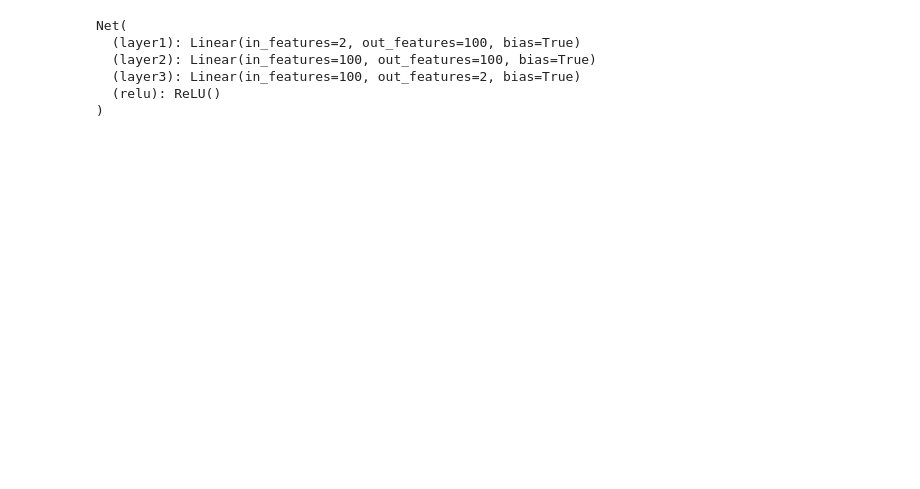
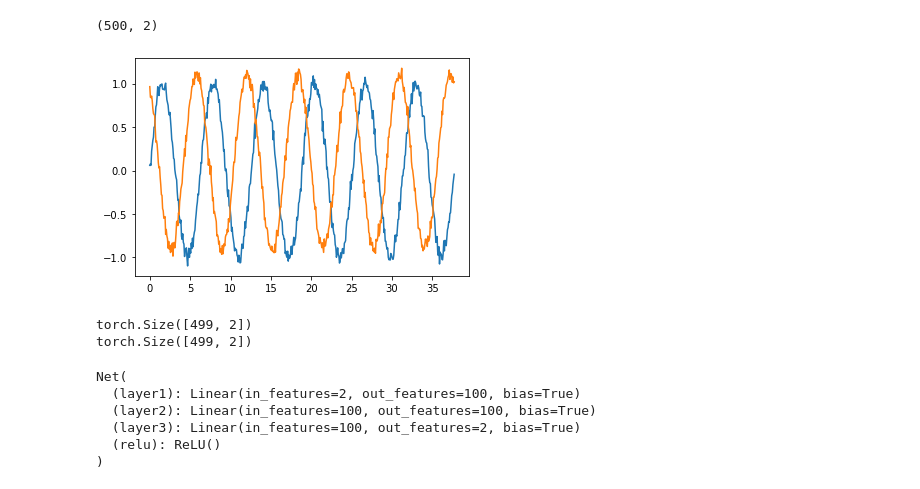
Before and after one commit to KatieJ16/WAMM_2023, a Jupyter notebook: Basic_NN_timeseries.ipynb, the cells around one changed output. Cells and saved outputs as stored; diff of their text form; code cells hidden in the pictures; blank space fills up the shorter version.

```diff
--- a/Basic_NN_timeseries.ipynb
+++ b/Basic_NN_timeseries.ipynb
@@ -106 +11,39 @@ np.save("outputs_harder.npy", outputs)
+# %%
+#make the data
+t = np.linspace(0, 12*np.pi, 500)
+x = np.array([np.sin(t), np.cos(t+0.5) + 0.1]).T
+x = x + np.random.normal(0,0.05, x.shape) #add noise
+print(x.shape)
+
+plt.plot(t ,x[:,0]) #plot so we can see what it looks like
+plt.plot(t, x[:,1])
+
+plt.show()
+
+#make data into inputs and outputs and put into torch tensors (which are a lot like np arrasys, but the way pytorch likes them)
+# inputs = x[:499]
+# outputs = x[1:]
+# inputs = torch.from_numpy(inputs).float()
+# outputs = torch.from_numpy(outputs).float()
+# print(inputs.shape)
+# print(outputs.shape)
+# np.save("inputs_with_noise.npy", inputs)
+# np.save("outputs_with_noise.npy", outputs)
+
+#load the data
+inputs =  torch.from_numpy(np.load("inputs.npy")).float()
+outputs =  torch.from_numpy(np.load("outputs.npy")).float()
+print(inputs.shape)
+print(outputs.shape)
+#make a test set if we want
+t = np.linspace(0, 12*np.pi, 500)
+x_test = np.array([np.sin(t), np.cos(t+0.5) + 0.1]).T
+x_test = x_test + np.random.normal(0,0.05, x.shape)
+inputs_test = torch.from_numpy(x_test[:499]).float()
+outputs_test = torch.from_numpy(x_test[1:]).float()
+# %% [output]
+(500, 2)
+[figure, added]
+torch.Size([499, 2])
+torch.Size([499, 2])
 # %%
```
Also changed, not shown: parts of 9 cells of this notebook.
